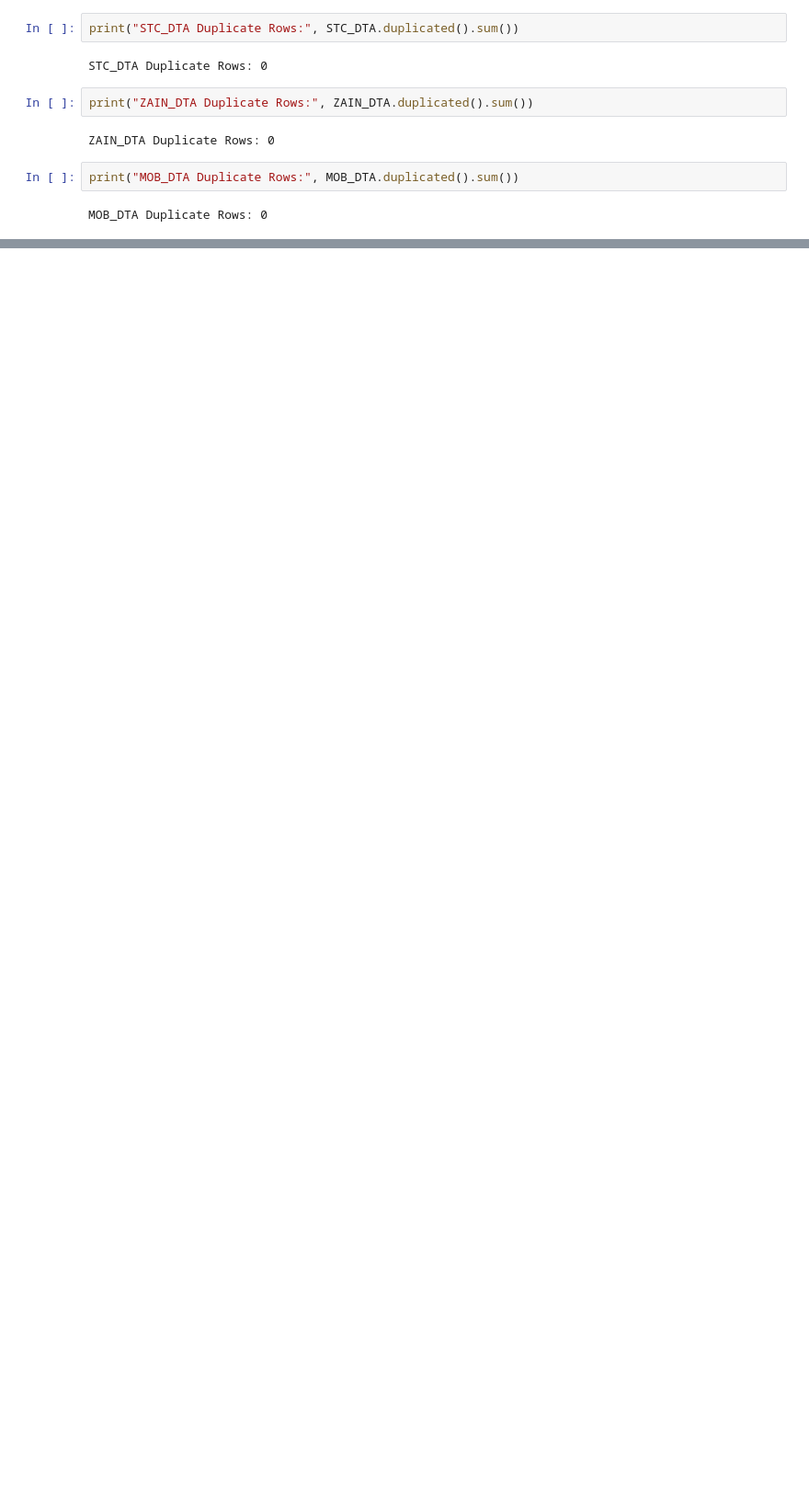
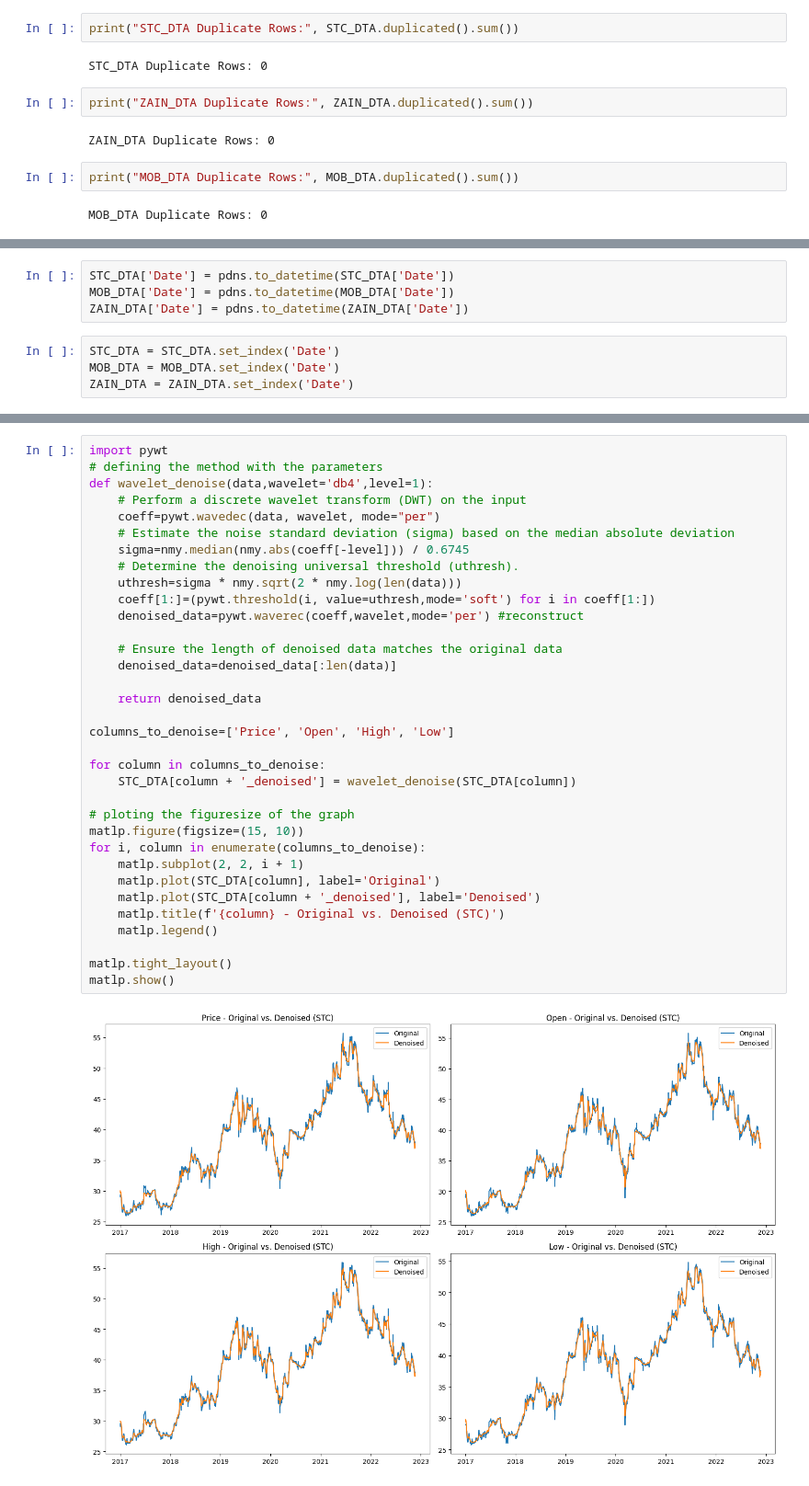
Before and after one commit to aswink71/Time-Series-Project, a Jupyter notebook: Multivaiate_analysis.ipynb, the cells around one changed output, grey strips where cells are left out. Shown at 92% size. Drawn from its saved outputs; the diff is of its cells as text; blank space fills up the shorter version.

```diff
--- a/Multivaiate_analysis.ipynb
+++ b/Multivaiate_analysis.ipynb
@@ -198,0 +219,8 @@ MOB_DTA Duplicate Rows: 0
+# %%
+STC_DTA['Date'] = pdns.to_datetime(STC_DTA['Date'])
+MOB_DTA['Date'] = pdns.to_datetime(MOB_DTA['Date'])
+ZAIN_DTA['Date'] = pdns.to_datetime(ZAIN_DTA['Date'])
+# %%
+STC_DTA = STC_DTA.set_index('Date')
+MOB_DTA = MOB_DTA.set_index('Date')
+ZAIN_DTA = ZAIN_DTA.set_index('Date')
@@ -198,0 +237,36 @@ MOB_DTA Duplicate Rows: 0
+# %%
+import pywt
+# defining the method with the parameters
+def wavelet_denoise(data,wavelet='db4',level=1):
+    # Perform a discrete wavelet transform (DWT) on the input
+    coeff=pywt.wavedec(data, wavelet, mode="per")
+    # Estimate the noise standard deviation (sigma) based on the median absolute deviation
+    sigma=nmy.median(nmy.abs(coeff[-level])) / 0.6745
+    # Determine the denoising universal threshold (uthresh).
+    uthresh=sigma * nmy.sqrt(2 * nmy.log(len(data)))
+    coeff[1:]=(pywt.threshold(i, value=uthresh,mode='soft') for i in coeff[1:])
+    denoised_data=pywt.waverec(coeff,wavelet,mode='per') #reconstruct
+
+    # Ensure the length of denoised data matches the original data
+    denoised_data=denoised_data[:len(data)]
+
+    return denoised_data
+
+columns_to_denoise=['Price', 'Open', 'High', 'Low']
+
+for column in columns_to_denoise:
+    STC_DTA[column + '_denoised'] = wavelet_denoise(STC_DTA[column])
+
+# ploting the figuresize of the graph
+matlp.figure(figsize=(15, 10))
+for i, column in enumerate(columns_to_denoise):
+    matlp.subplot(2, 2, i + 1)
+    matlp.plot(STC_DTA[column], label='Original')
+    matlp.plot(STC_DTA[column + '_denoised'], label='Denoised')
+    matlp.title(f'{column} - Original vs. Denoised (STC)')
+    matlp.legend()
+
+matlp.tight_layout()
+matlp.show()
+# %% [output]
+[figure, added]
```
Also changed, not shown: parts of 9 cells of this notebook.
